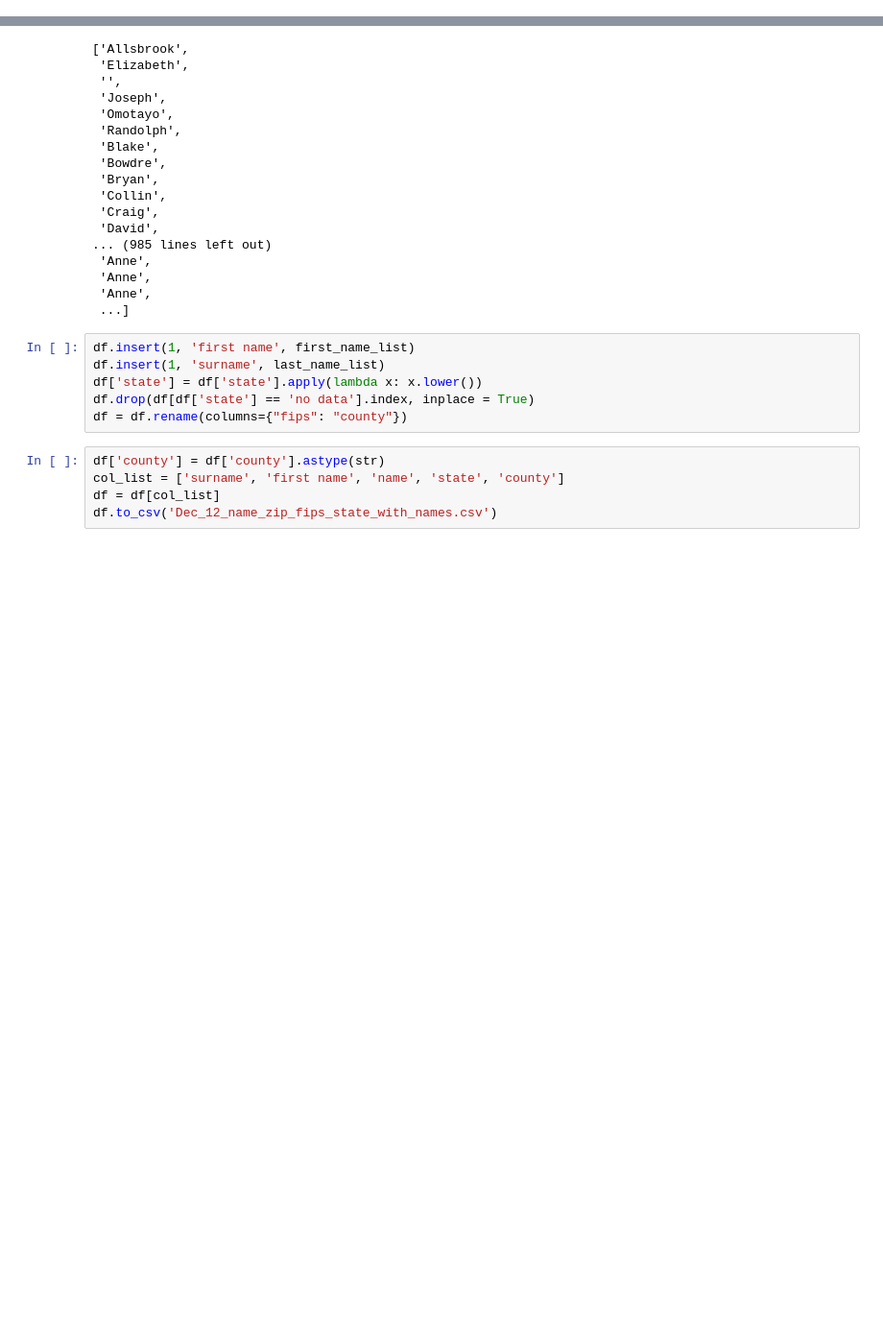
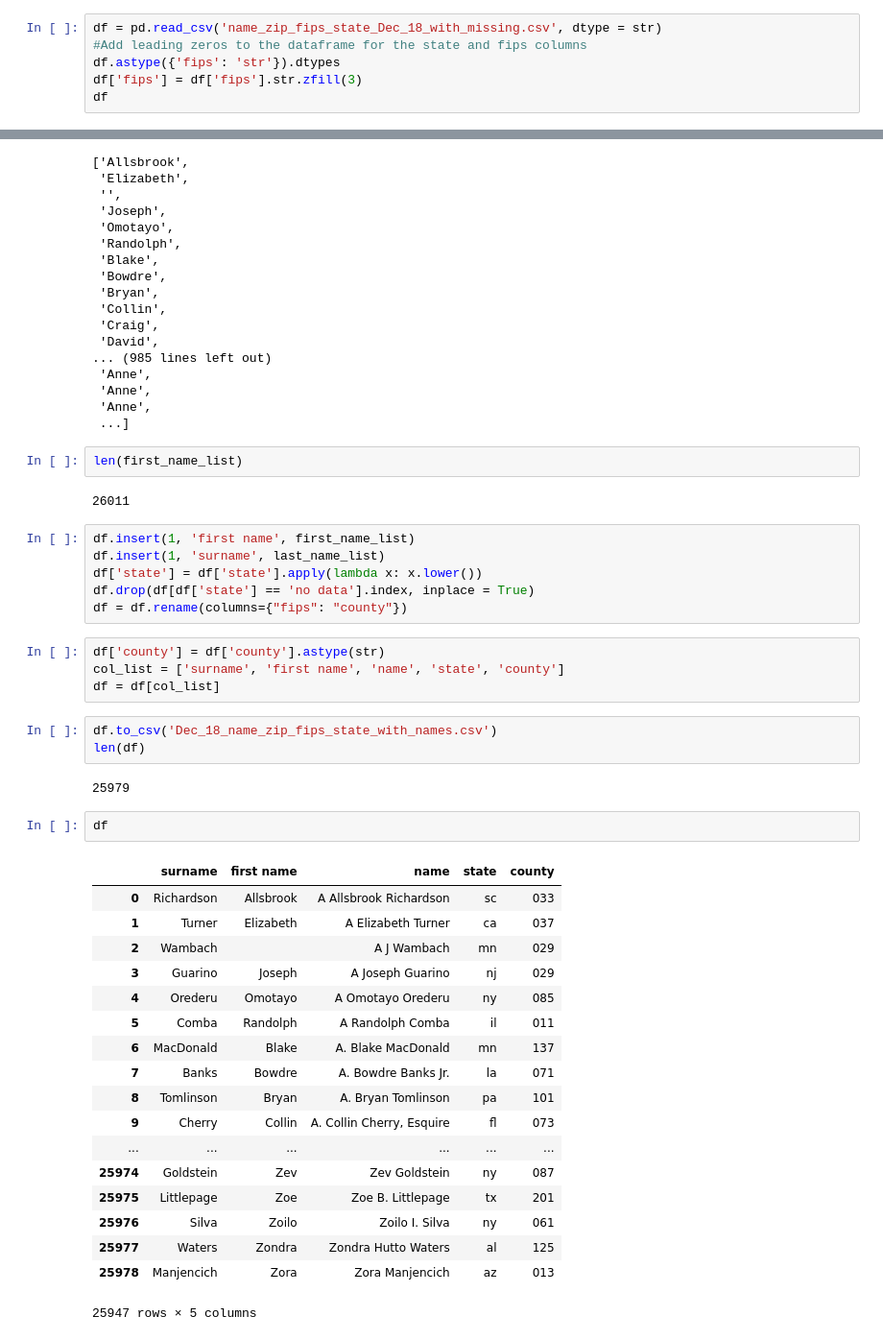
Before and after one commit to martinbolger/Name-Labeling-Project, a Jupyter notebook: name_list.ipynb, the cells around one changed output, grey strips where cells are left out. Shown at 96% size. Saved outputs shown, nothing was run; the diff lists cells and outputs as text; blank space fills up the shorter version.

Commit message:
missing name updates

```diff
--- a/name_list.ipynb
+++ b/name_list.ipynb
@@ -5,0 +4,6 @@ df = pd.read_csv('name_zip_fips_state.csv', dtype = str)
+# %%
+df = pd.read_csv('name_zip_fips_state_Dec_18_with_missing.csv', dtype = str)
+#Add leading zeros to the dataframe for the state and fips columns
+df.astype({'fips': 'str'}).dtypes
+df['fips'] = df['fips'].str.zfill(3)
+df
@@ -107,6 +130,10 @@ first_name_list
  'Anne',
  'Anne',
  ...]
+# %%
+len(first_name_list)
+# %% [output]
+26011
 # %%
 df.insert(1, 'first name', first_name_list)
 df.insert(1, 'surname', last_name_list)
@@ -117,4 +144,29 @@ df = df.rename(columns={"fips": "county"})
 df['county'] = df['county'].astype(str)
 col_list = ['surname', 'first name', 'name', 'state', 'county']
 df = df[col_list]
-df.to_csv('Dec_12_name_zip_fips_state_with_names.csv')
+# %%
+df.to_csv('Dec_18_name_zip_fips_state_with_names.csv')
+len(df)
+# %% [output]
+25979
+# %%
+df
+# %% [output]
+|  | surname | first name | name | state | county |
+| 0 | Richardson | Allsbrook | A Allsbrook Richardson | sc | 033 |
+| 1 | Turner | Elizabeth | A Elizabeth Turner | ca | 037 |
+| 2 | Wambach |  | A J Wambach | mn | 029 |
+| 3 | Guarino | Joseph | A Joseph Guarino | nj | 029 |
+| 4 | Orederu | Omotayo | A Omotayo Orederu | ny | 085 |
+| 5 | Comba | Randolph | A Randolph Comba | il | 011 |
+| 6 | MacDonald | Blake | A. Blake MacDonald | mn | 137 |
+| 7 | Banks | Bowdre | A. Bowdre Banks Jr. | la | 071 |
+| 8 | Tomlinson | Bryan | A. Bryan Tomlinson | pa | 101 |
+| 9 | Cherry | Collin | A. Collin Cherry, Esquire | fl | 073 |
+| ... | ... | ... | ... | ... | ... |
+| 25974 | Goldstein | Zev | Zev Goldstein | ny | 087 |
+| 25975 | Littlepage | Zoe | Zoe B. Littlepage | tx | 201 |
+| 25976 | Silva | Zoilo | Zoilo I. Silva | ny | 061 |
+| 25977 | Waters | Zondra | Zondra Hutto Waters | al | 125 |
+| 25978 | Manjencich | Zora | Zora Manjencich | az | 013 |
+25947 rows × 5 columns
```
Also changed, not shown: parts of 2 cells of this notebook, 29 other files.
